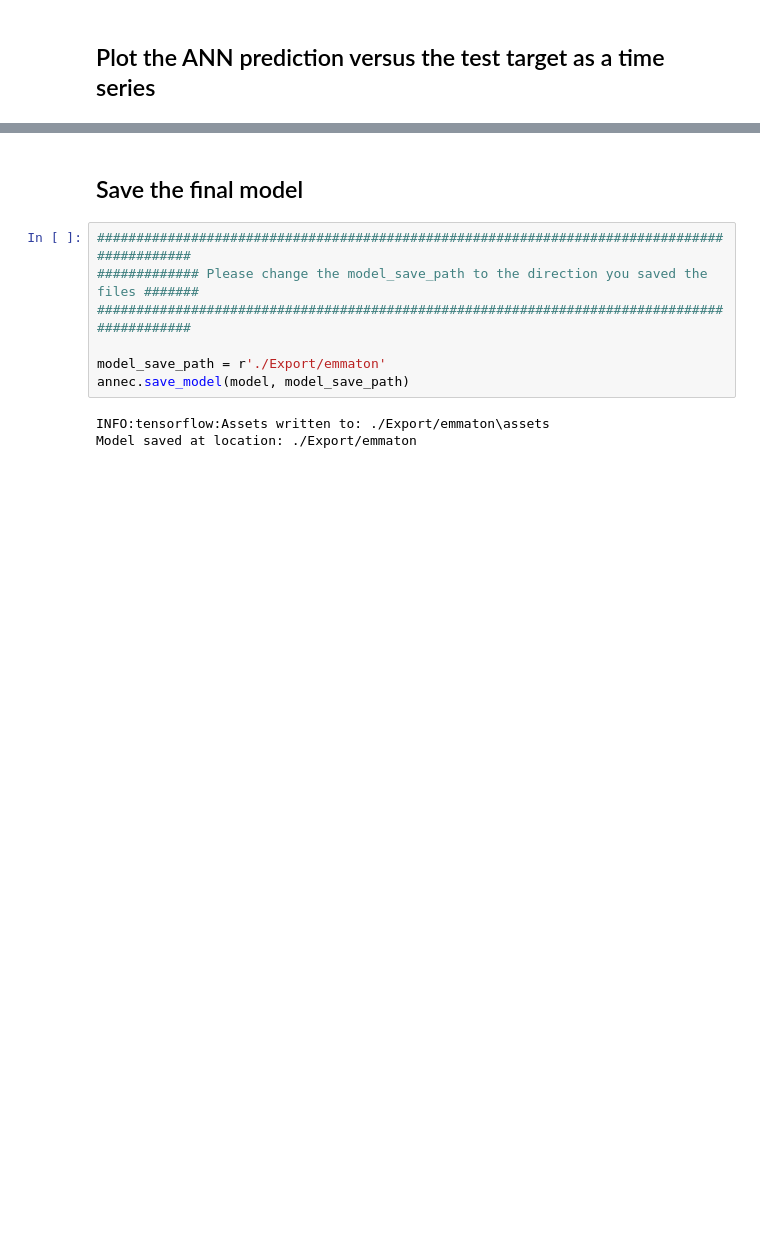
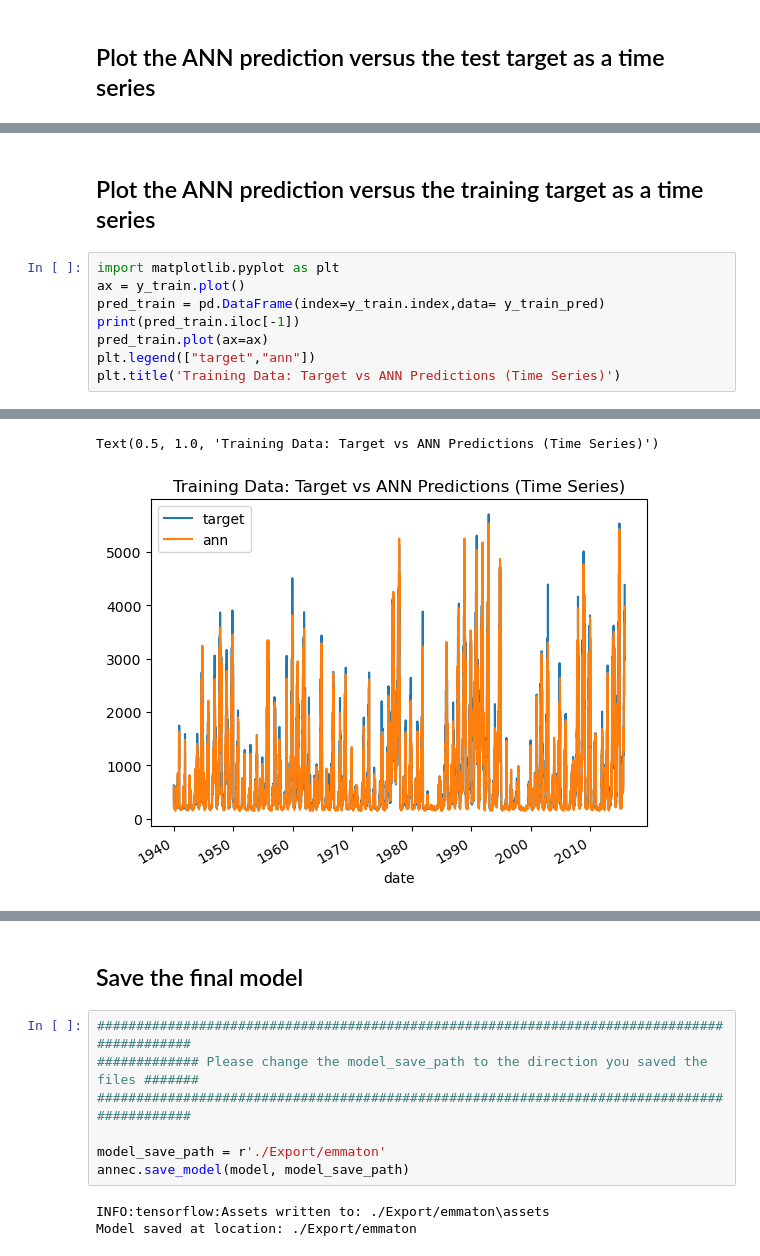
Before and after one commit to CentralValleyModeling/cs3-surrogate-training, a Jupyter notebook: train.ipynb, the cells around one changed output, grey strips where cells are left out. Cells and saved outputs as stored; diff of their text form; blank space fills up the shorter version.

```diff
--- a/train.ipynb
+++ b/train.ipynb
@@ -177,0 +212,11 @@ Name: 1939-12-31 00:00:00, dtype: float32
+# %% [markdown]
+## Plot the ANN prediction versus the training target as a time series
+# %%
+import matplotlib.pyplot as plt
+ax = y_train.plot()
+pred_train = pd.DataFrame(index=y_train.index,data= y_train_pred)
+print(pred_train.iloc[-1])
+pred_train.plot(ax=ax)
+plt.legend(["target","ann"])
+plt.title('Training Data: Target vs ANN Predictions (Time Series)')
+# %% [output]
@@ -177,0 +225,2 @@ Name: 1939-12-31 00:00:00, dtype: float32
+Text(0.5, 1.0, 'Training Data: Target vs ANN Predictions (Time Series)')
+[figure, added]
```
Also changed, not shown: parts of 8 cells of this notebook.
